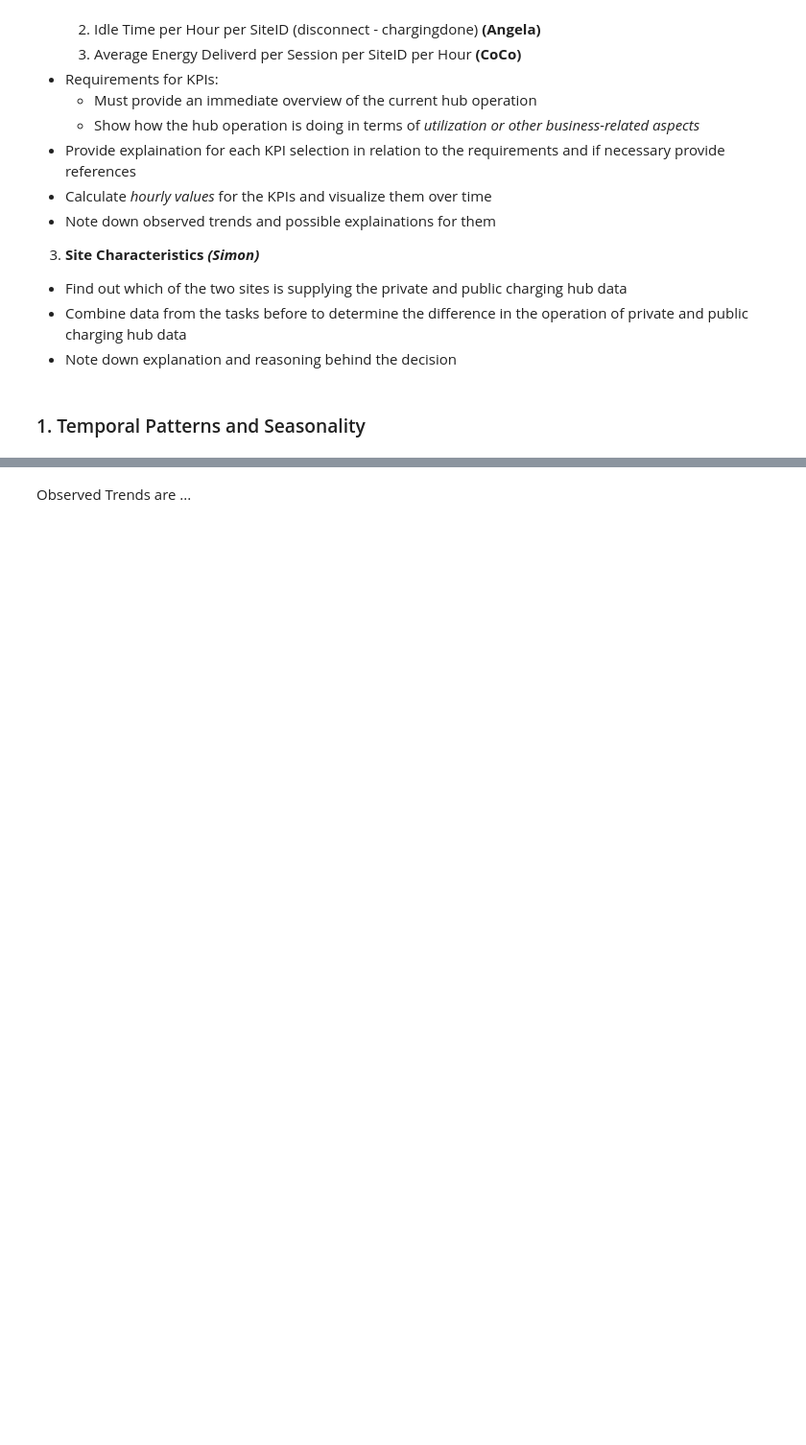
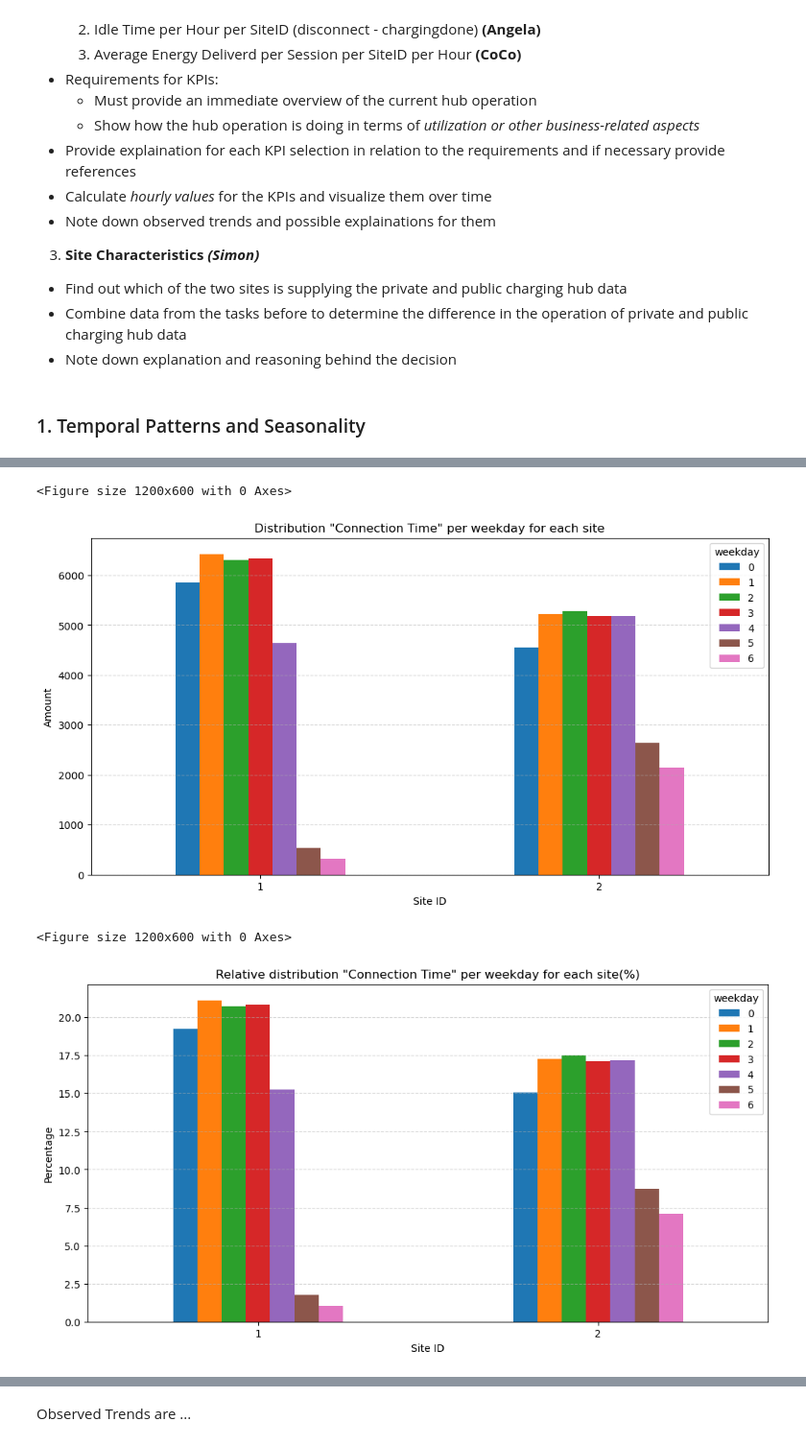
Before and after one commit to angfe/TheOptimizers, a Jupyter notebook: 02_Descriptive_Analytics.ipynb, the cells around one changed output, grey strips where cells are left out. Shown at 96% size. Saved outputs shown, nothing was run; the diff lists cells and outputs as text; code cells hidden in the pictures; blank space fills up the shorter version.

```diff
--- a/02_Descriptive_Analytics.ipynb
+++ b/02_Descriptive_Analytics.ipynb
@@ -110,3 +108,44 @@ plt.show()
+# %%
+# Demonstrate how the number of charging events varies during the week
+
+# Convert time into datetime
+charging_sessions_data['connectionTime'] = pd.to_datetime(charging_sessions_data['connectionTime'])
+
+# Retrieve the weekday
+charging_sessions_data['weekday'] = charging_sessions_data['connectionTime'].dt.weekday
+
+# Calculation of the absolute distribution per weekday and location
+absolute_counts_weekday_site = charging_sessions_data.groupby(['siteID', 'weekday']).size().unstack(fill_value=0)
+
+# Calculation of the relative distribution (percentage) per location
+relative_counts_weekday_site = absolute_counts_weekday_site.div(absolute_counts_weekday_site.sum(axis=1), axis=0) * 100
+
+
+# Plotting the absolute distribution
+plt.figure(figsize=(12, 6))
+absolute_counts_weekday_site.plot(kind='bar', figsize=(12, 6))
+plt.title('Distribution "Connection Time" per weekday for each site')
+plt.xlabel('Site ID')
+plt.ylabel('Amount')
+plt.xticks(rotation=0)
+plt.grid(axis='y', linestyle='--', alpha=0.5)
+
+# Plotting the relative distribution
+plt.figure(figsize=(12, 6))
+relative_counts_weekday_site.plot(kind='bar', figsize=(12, 6))
+plt.title('Relative distribution "Connection Time" per weekday for each site(%)')
+plt.xlabel('Site ID')
+plt.ylabel('Percentage')
+plt.xticks(rotation=0)
+plt.grid(axis='y', linestyle='--', alpha=0.5)
+
+plt.show()
+# Weekday starting with 0 = Monday and so on
+# %% [output]
+<Figure size 1200x600 with 0 Axes>
+[figure, added]
+<Figure size 1200x600 with 0 Axes>
+[figure, added]
 # %%
 # Demonstrate how the number of charging events varies between the seasons
 # The seasons in Los Angeles correspond to the quarters approximately, which is why these were used as a divider.
```
Also changed, not shown: parts of 3 cells of this notebook.
